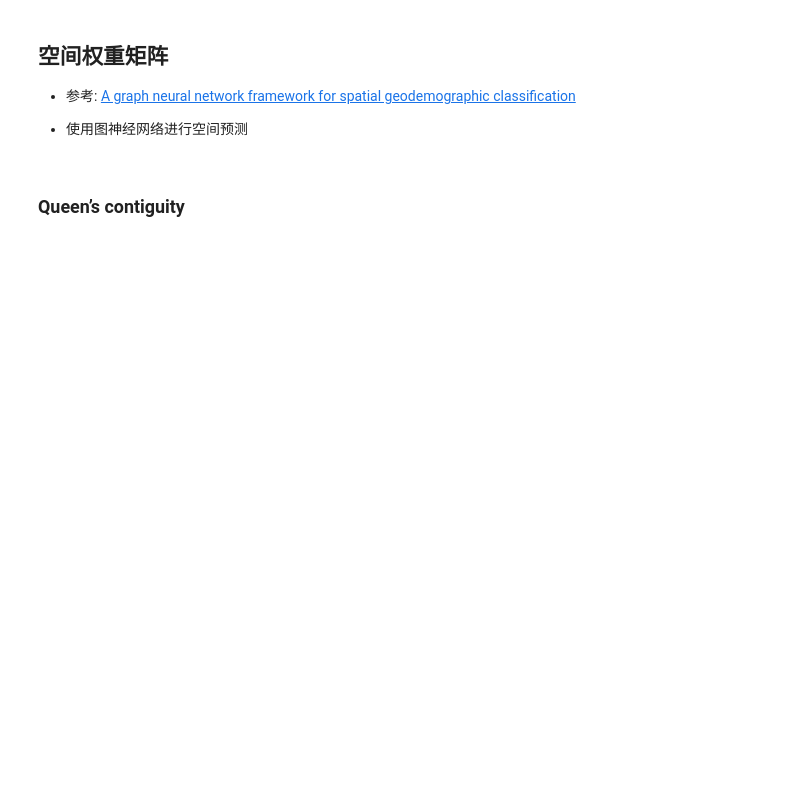
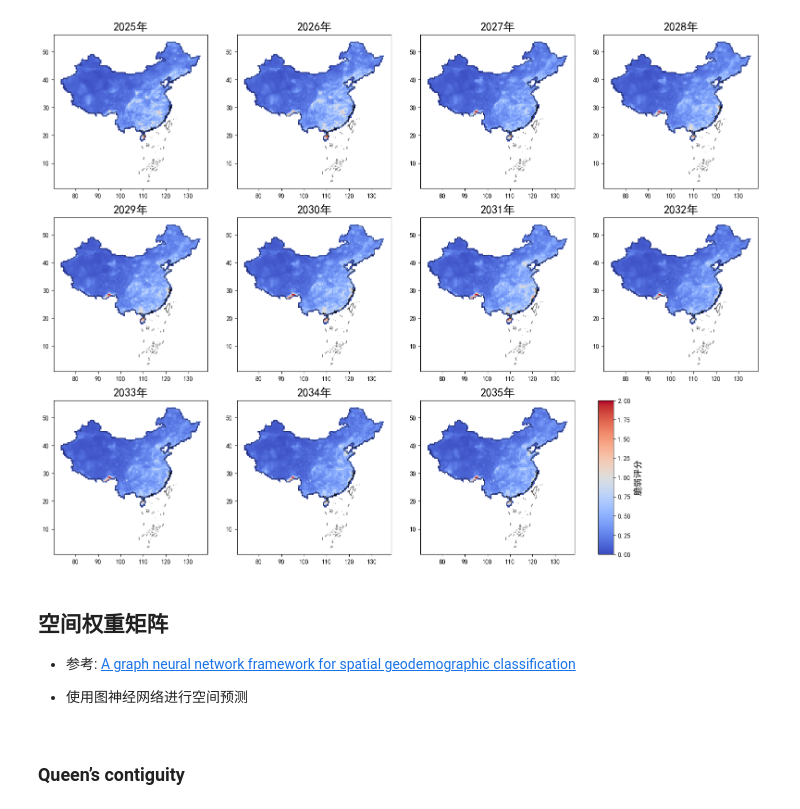
Before and after one commit to GISer2000/daily_learning, a Jupyter notebook: 2024华为杯 D题/第三题_GNN预测.ipynb, the cells around one changed output. Saved outputs shown, nothing was run; the diff lists cells and outputs as text; code cells hidden in the pictures; blank space fills up the shorter version.

```diff
--- a/2024华为杯 D题/第三题_GNN预测.ipynb
+++ b/2024华为杯 D题/第三题_GNN预测.ipynb
@@ -28,0 +120,10 @@ gdf
+# %%
+for year in years:
+    csvs = glob.glob(f'data/CSV/日降雨量汇总/*{year}*.csv')
+    land = glob.glob(f'data/CSV/土地利用/*{1990}*.csv')
+    df_land = pd.read_csv(land[0]).drop(columns=['lon','lat'])
+    df_land.columns = df_land.columns.str.replace(r'-\d+', '', regex=True)
+    for csv in tqdm(csvs, desc="Processing", ncols=100):
+        df = pd.read_csv(csv)
+        df = df.merge(df_land, on='FID', how='left')
+        df.to_csv('data/CSV/日降雨量汇总/' + csv.split('\\')[1], index=False)
@@ -28,0 +161,3 @@ gdf
+# %%
+years = [str(year) for year in range(2010,2021)]
+csvs = [csv for csv in csvs if csv.split('\\')[1].split('.')[0].split('-')[0] in years]
@@ -28,0 +177,3 @@ gdf
+# %%
+new_data['FID'] = df0['FID']
+gdf1 = gdf.merge(new_data, on='FID', how='left')
@@ -28,0 +183,33 @@ gdf
+# %%
+from mpl_toolkits.axes_grid1 import make_axes_locatable
+from matplotlib.cm import ScalarMappable
+
+fig, axs = plt.subplots(3, 4, figsize=(16, 12))
+
+# 遍历每个年份，并在相应的子图位置上绘制
+for idx, year in enumerate(years):
+    # 计算当前子图的位置
+    ax = axs[idx // 4, idx % 4]
+    # 绘制地图
+    gdf.boundary.plot(lw=1, color='black', alpha=0.5, ax=ax)
+    nine.plot(color='black', alpha=0.5, ax=ax)
+    gdf1.plot(column=year, cmap='coolwarm', lw=0, ax=ax)
+    # 设置标题
+    ax.set_title(str(int(year)+15)+'年', fontsize=18)
+    # 可选地关闭坐标轴刻度
+    # ax.axis('off')
+
+axs[2, 3].axis('off')
+
+# 创建一个divider用于添加colorbar
+divider = make_axes_locatable(axs[2, 3])
+cax = divider.append_axes("left", size="10%", pad=0)
+norm = plt.Normalize(vmin=0, vmax=2)
+scalar_map = ScalarMappable(norm=norm, cmap='coolwarm')
+cbar = plt.colorbar(scalar_map, cax=cax)
+cbar.set_label('脆弱评分', fontsize=14)
+
+plt.tight_layout()  # 调整子图间距
+plt.show()
+# %% [output]
+[figure, added]
```
Also changed, not shown: parts of 71 cells of this notebook, 4 other files.
